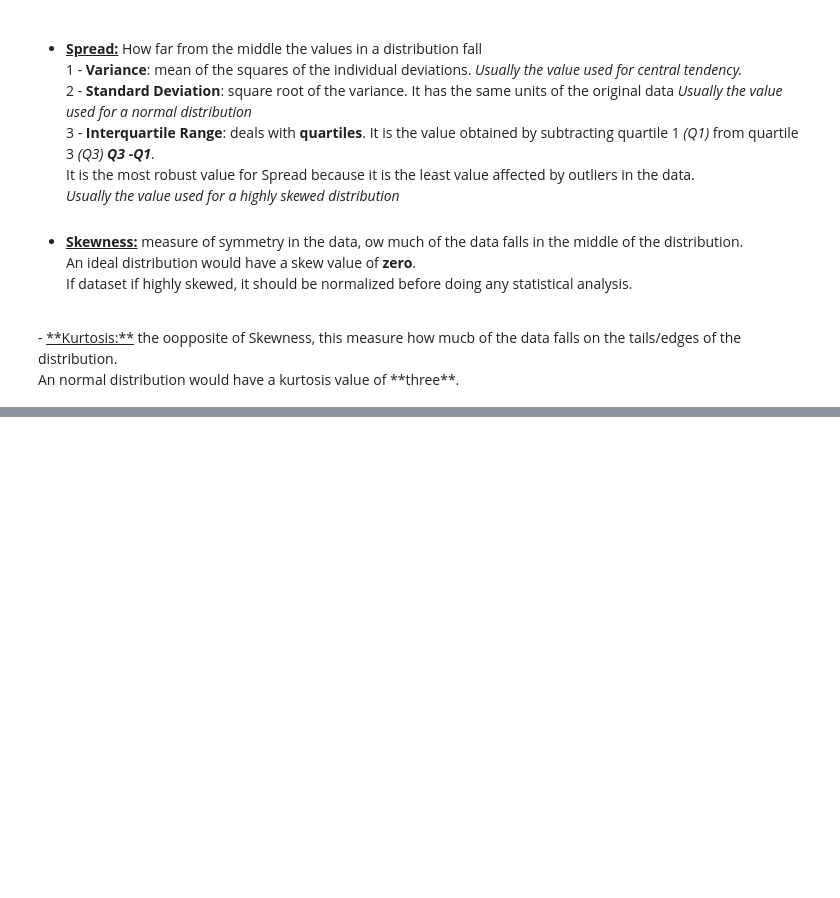
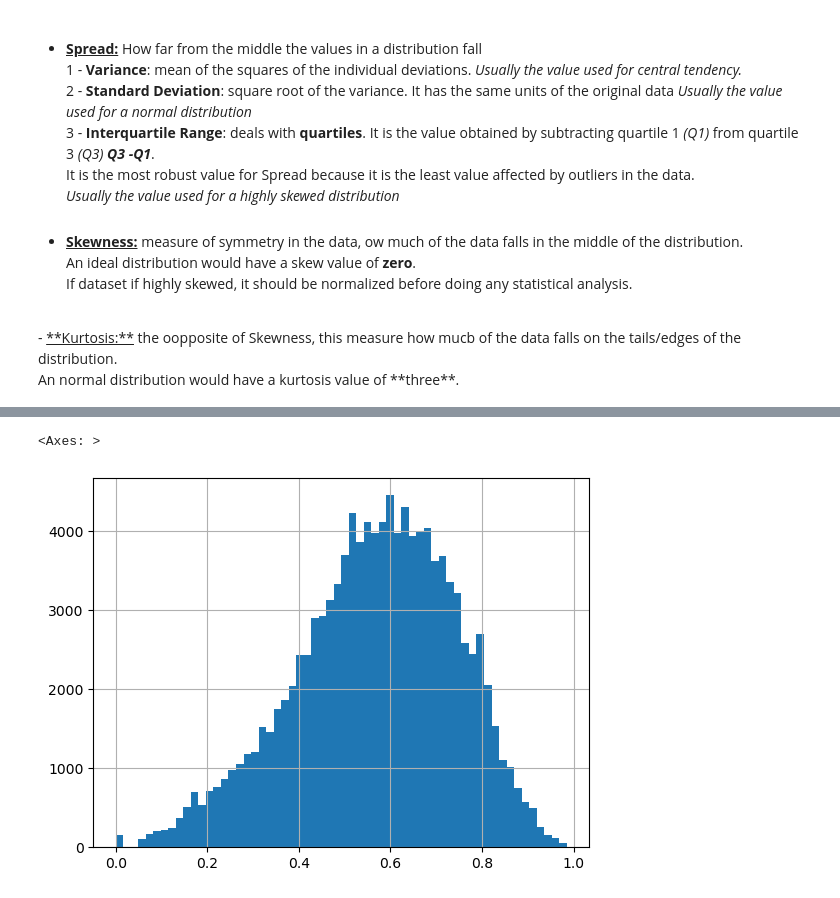
Before and after one commit to brevans25/spotify-eda-brytner, a Jupyter notebook: spotify-EDA.ipynb, the cells around one changed output, grey strips where cells are left out. Drawn from its saved outputs; the diff is of its cells as text; code cells hidden in the pictures; blank space fills up the shorter version.

Commit message:
Plotting for Univariate Analysis

```diff
--- a/spotify-EDA.ipynb
+++ b/spotify-EDA.ipynb
@@ -88,0 +111,5 @@ df['artists'].value_counts()
+# %%
+df['danceability'].hist(bins=60)
+# %% [output]
+<Axes: >
+[figure, added]
```
Also changed, not shown: parts of 6 cells of this notebook.
